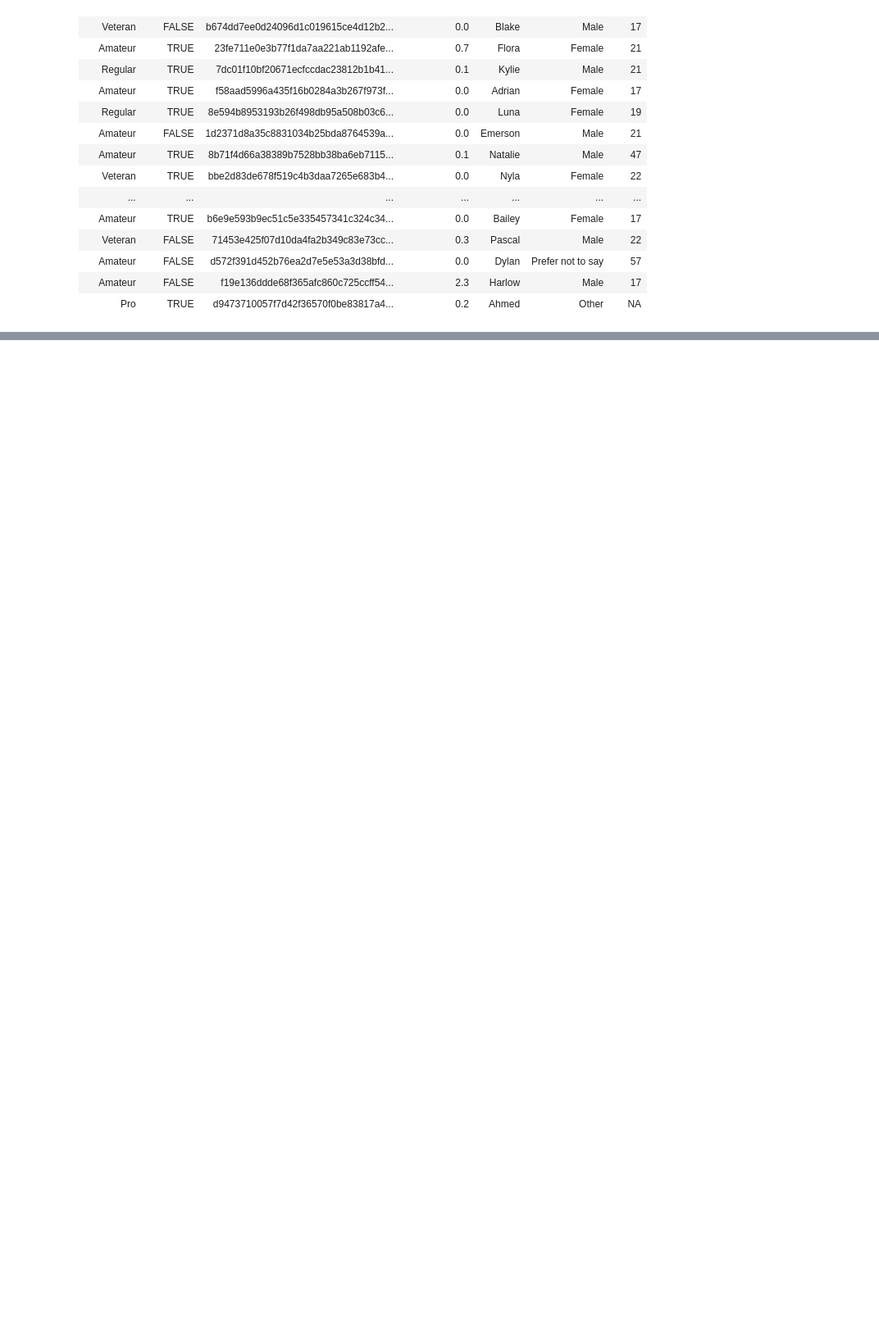
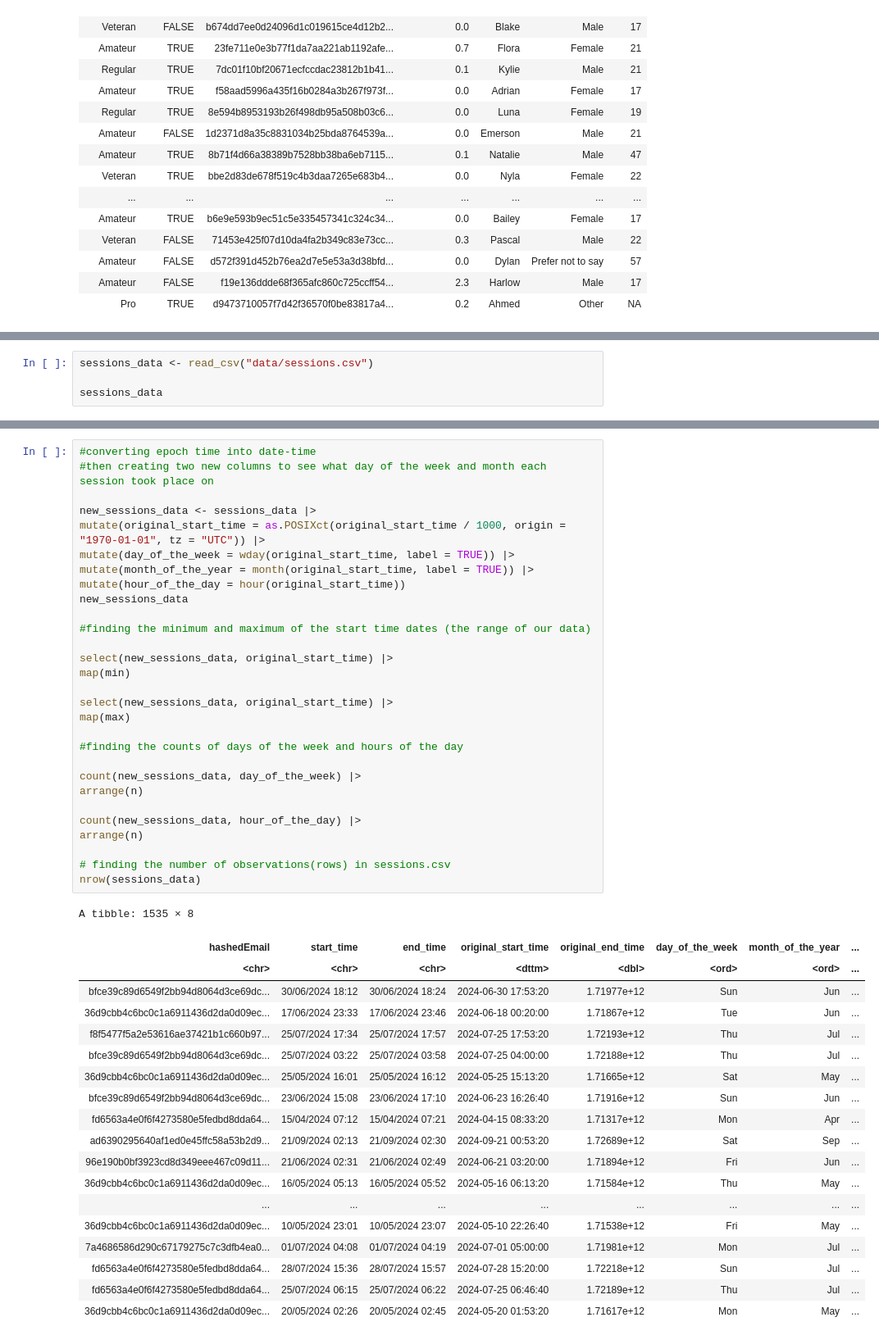
Before and after one commit to mwellison06-cpu/DSCI-Project-Planning-Stage-Indv, a Jupyter notebook: DSCI-Indv-Project.ipynb, the cells around one changed output, grey strips where cells are left out. Shown: that part at 82% size. Saved outputs shown, nothing was run; the diff lists cells and outputs as text; blank space fills up the shorter version.

```diff
--- a/DSCI-Indv-Project.ipynb
+++ b/DSCI-Indv-Project.ipynb
@@ -46,0 +103,4 @@ A spec_tbl_df: 196 × 7
+# %%
+sessions_data <- read_csv("data/sessions.csv")
+
+sessions_data
@@ -46,0 +135,49 @@ A spec_tbl_df: 196 × 7
+# %%
+#converting epoch time into date-time
+#then creating two new columns to see what day of the week and month each session took place on
+
+new_sessions_data <- sessions_data |>
+mutate(original_start_time = as.POSIXct(original_start_time / 1000, origin = "1970-01-01", tz = "UTC")) |>
+mutate(day_of_the_week = wday(original_start_time, label = TRUE)) |>
+mutate(month_of_the_year = month(original_start_time, label = TRUE)) |>
+mutate(hour_of_the_day = hour(original_start_time))
+new_sessions_data
+
+#finding the minimum and maximum of the start time dates (the range of our data)
+
+select(new_sessions_data, original_start_time) |>
+map(min)
+
+select(new_sessions_data, original_start_time) |>
+map(max)
+
+#finding the counts of days of the week and hours of the day
+
+count(new_sessions_data, day_of_the_week) |>
+arrange(n)
+
+count(new_sessions_data, hour_of_the_day) |>
+arrange(n)
+
+# finding the number of observations(rows) in sessions.csv
+nrow(sessions_data)
+# %% [output]
+A tibble: 1535 × 8
+| hashedEmail | start_time | end_time | original_start_time | original_end_time | day_of_the_week | month_of_the_year | ... |
+| <chr> | <chr> | <chr> | <dttm> | <dbl> | <ord> | <ord> | ... |
+| bfce39c89d6549f2bb94d8064d3ce69dc... | 30/06/2024 18:12 | 30/06/2024 18:24 | 2024-06-30 17:53:20 | 1.71977e+12 | Sun | Jun | ... |
+| 36d9cbb4c6bc0c1a6911436d2da0d09ec... | 17/06/2024 23:33 | 17/06/2024 23:46 | 2024-06-18 00:20:00 | 1.71867e+12 | Tue | Jun | ... |
+| f8f5477f5a2e53616ae37421b1c660b97... | 25/07/2024 17:34 | 25/07/2024 17:57 | 2024-07-25 17:53:20 | 1.72193e+12 | Thu | Jul | ... |
+| bfce39c89d6549f2bb94d8064d3ce69dc... | 25/07/2024 03:22 | 25/07/2024 03:58 | 2024-07-25 04:00:00 | 1.72188e+12 | Thu | Jul | ... |
+| 36d9cbb4c6bc0c1a6911436d2da0d09ec... | 25/05/2024 16:01 | 25/05/2024 16:12 | 2024-05-25 15:13:20 | 1.71665e+12 | Sat | May | ... |
+| bfce39c89d6549f2bb94d8064d3ce69dc... | 23/06/2024 15:08 | 23/06/2024 17:10 | 2024-06-23 16:26:40 | 1.71916e+12 | Sun | Jun | ... |
+| fd6563a4e0f6f4273580e5fedbd8dda64... | 15/04/2024 07:12 | 15/04/2024 07:21 | 2024-04-15 08:33:20 | 1.71317e+12 | Mon | Apr | ... |
+| ad6390295640af1ed0e45ffc58a53b2d9... | 21/09/2024 02:13 | 21/09/2024 02:30 | 2024-09-21 00:53:20 | 1.72689e+12 | Sat | Sep | ... |
+| 96e190b0bf3923cd8d349eee467c09d11... | 21/06/2024 02:31 | 21/06/2024 02:49 | 2024-06-21 03:20:00 | 1.71894e+12 | Fri | Jun | ... |
+| 36d9cbb4c6bc0c1a6911436d2da0d09ec... | 16/05/2024 05:13 | 16/05/2024 05:52 | 2024-05-16 06:13:20 | 1.71584e+12 | Thu | May | ... |
+| ... | ... | ... | ... | ... | ... | ... | ... |
+| 36d9cbb4c6bc0c1a6911436d2da0d09ec... | 10/05/2024 23:01 | 10/05/2024 23:07 | 2024-05-10 22:26:40 | 1.71538e+12 | Fri | May | ... |
+| 7a4686586d290c67179275c7c3dfb4ea0... | 01/07/2024 04:08 | 01/07/2024 04:19 | 2024-07-01 05:00:00 | 1.71981e+12 | Mon | Jul | ... |
+| fd6563a4e0f6f4273580e5fedbd8dda64... | 28/07/2024 15:36 | 28/07/2024 15:57 | 2024-07-28 15:20:00 | 1.72218e+12 | Sun | Jul | ... |
+| fd6563a4e0f6f4273580e5fedbd8dda64... | 25/07/2024 06:15 | 25/07/2024 06:22 | 2024-07-25 06:46:40 | 1.72189e+12 | Thu | Jul | ... |
+| 36d9cbb4c6bc0c1a6911436d2da0d09ec... | 20/05/2024 02:26 | 20/05/2024 02:45 | 2024-05-20 01:53:20 | 1.71617e+12 | Mon | May | ... |
```
Also changed, not shown: parts of 8 cells of this notebook.
